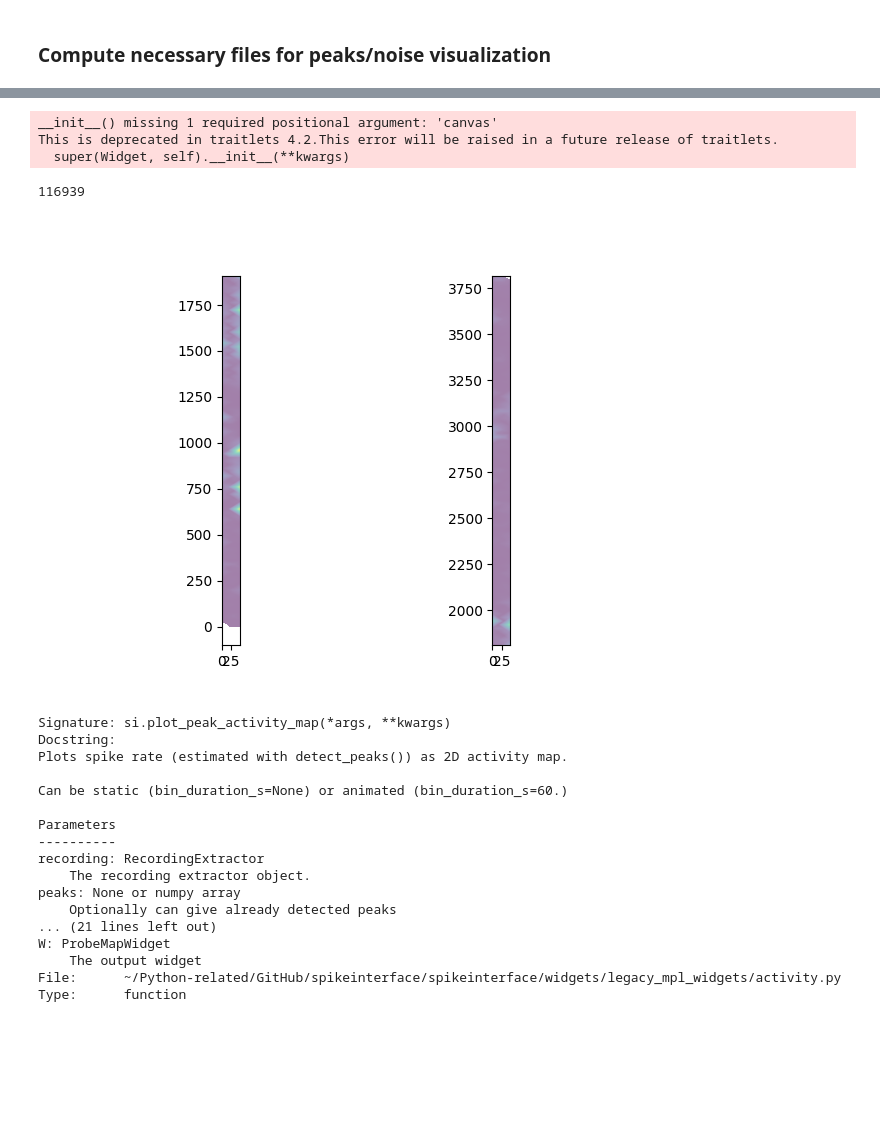
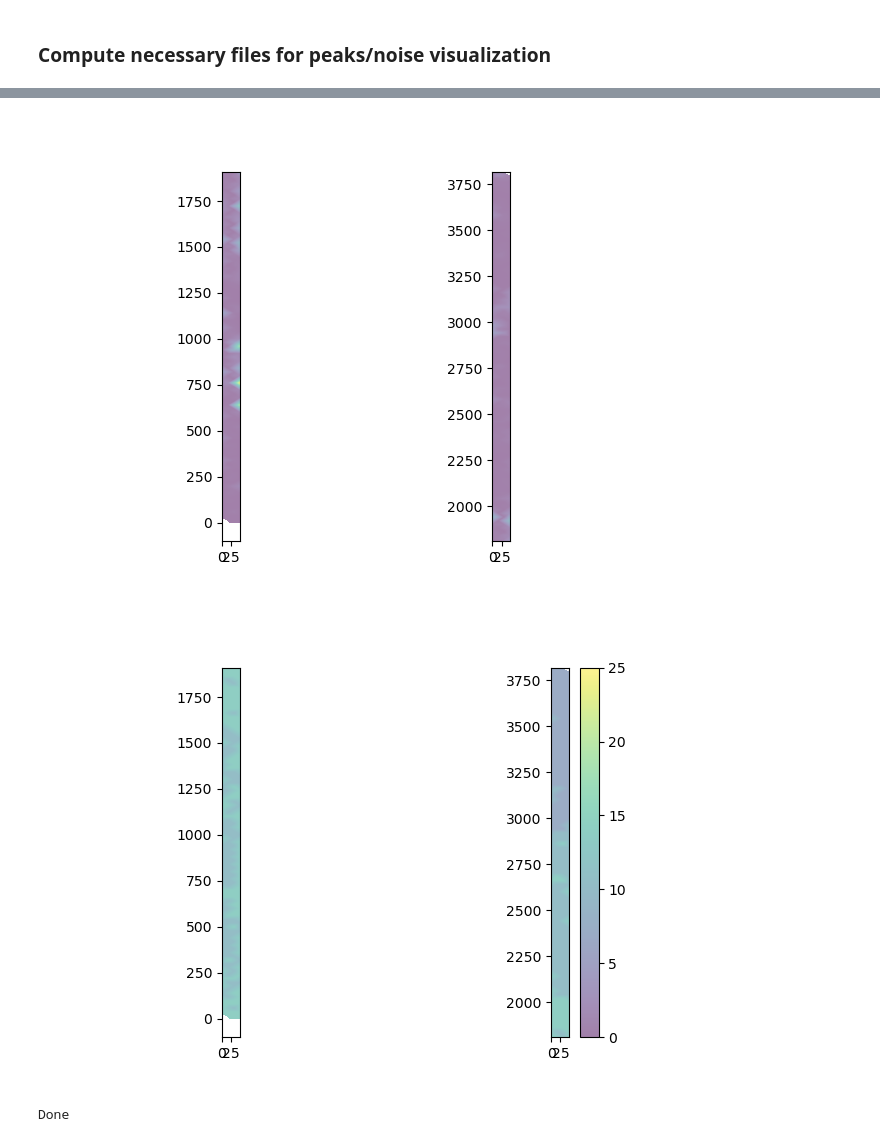
Before and after one commit to IMN-E4/spike_sorting_SI, a Jupyter notebook: experimental_room/chunk_file.ipynb, the cells around one changed output, grey strips where cells are left out. Drawn from its saved outputs; the diff is of its cells as text; code cells hidden in the pictures; blank space fills up the shorter version.

```diff
--- a/experimental_room/chunk_file.ipynb
+++ b/experimental_room/chunk_file.ipynb
@@ -151,30 +87,14 @@ This is deprecated in traitlets 4.2.This error will be raised in a future releas
 # %%
-plot_peaks_activity(peaks, rec_preprocessed, peak_locations, name, figure_folder, time_range=[100,200])
+plot_peaks_activity(peaks, rec_preprocessed, peak_locations, rec_name, time_range=None)
 # %% [output]
-__init__() missing 1 required positional argument: 'canvas'
-This is deprecated in traitlets 4.2.This error will be raised in a future release of traitlets.
-  super(Widget, self).__init__(**kwargs)
-116939
 [figure]
 # %%
-plot_noise(rec_preprocess, figure_folder, with_contact_color=False, with_interpolated_map=True)
+plot_noise(rec_preprocessed, with_contact_color=False, with_interpolated_map=True, time_range=None)
+# %% [output]
+[figure, added]
-# %%
-si.plot_peak_activity_map?
-# %% [output]
-Signature: si.plot_peak_activity_map(*args, **kwargs)
-Docstring:
-Plots spike rate (estimated with detect_peaks()) as 2D activity map.
-
-Can be static (bin_duration_s=None) or animated (bin_duration_s=60.)
-
-Parameters
-----------
-recording: RecordingExtractor
-    The recording extractor object.
-peaks: None or numpy array
-    Optionally can give already detected peaks
-... (21 lines left out)
-W: ProbeMapWidget
-    The output widget
-File:      ~/Python-related/GitHub/spikeinterface/spikeinterface/widgets/legacy_mpl_widgets/activity.py
-Type:      function
+# %%
+# Save new files
+time_range = (10,25)
+export_files(rec_ap, rec_lf, rec_mic, rec_path, output_path, time_range)
+# %% [output]
+Done
```
Also changed, not shown: parts of 16 cells of this notebook, 9 other files.
